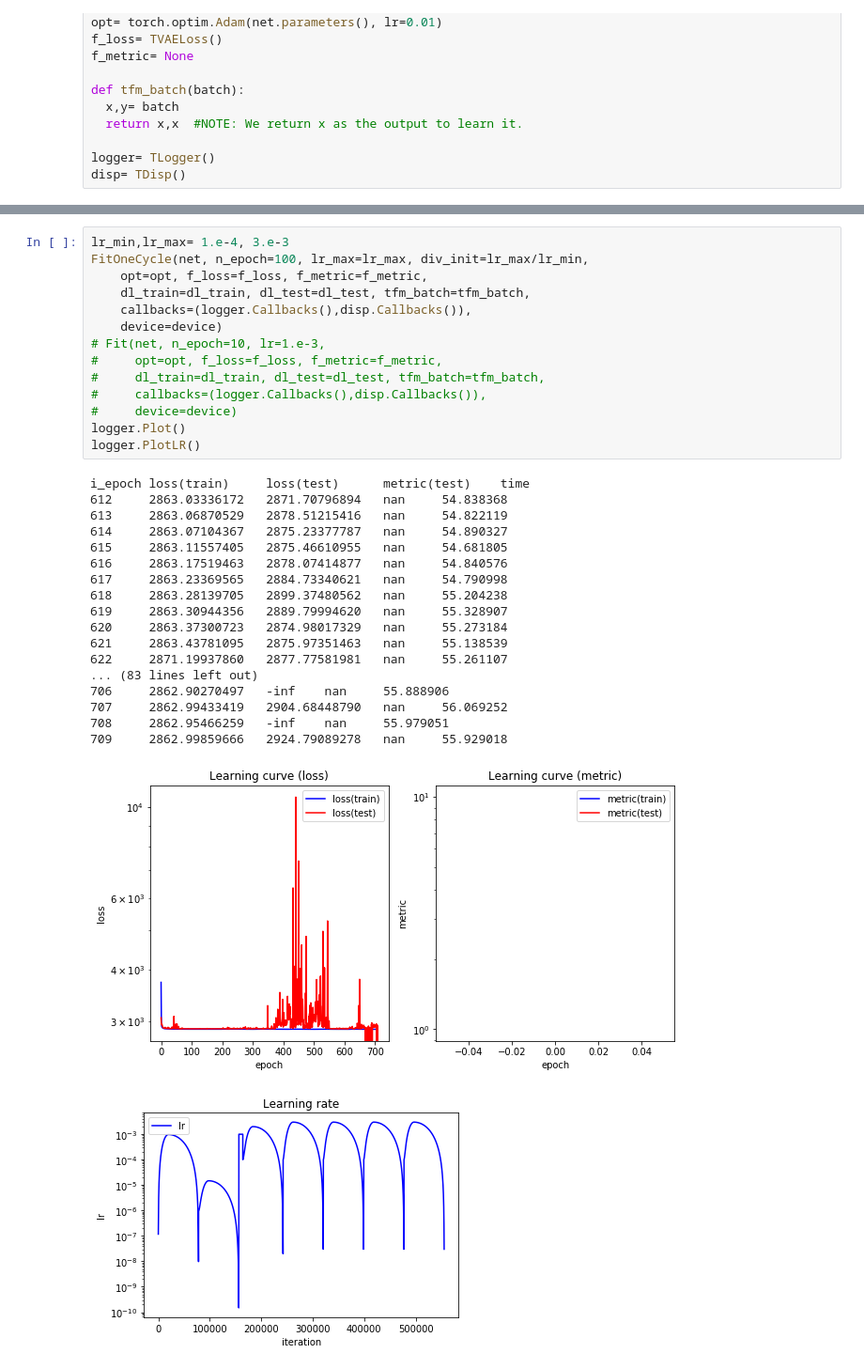
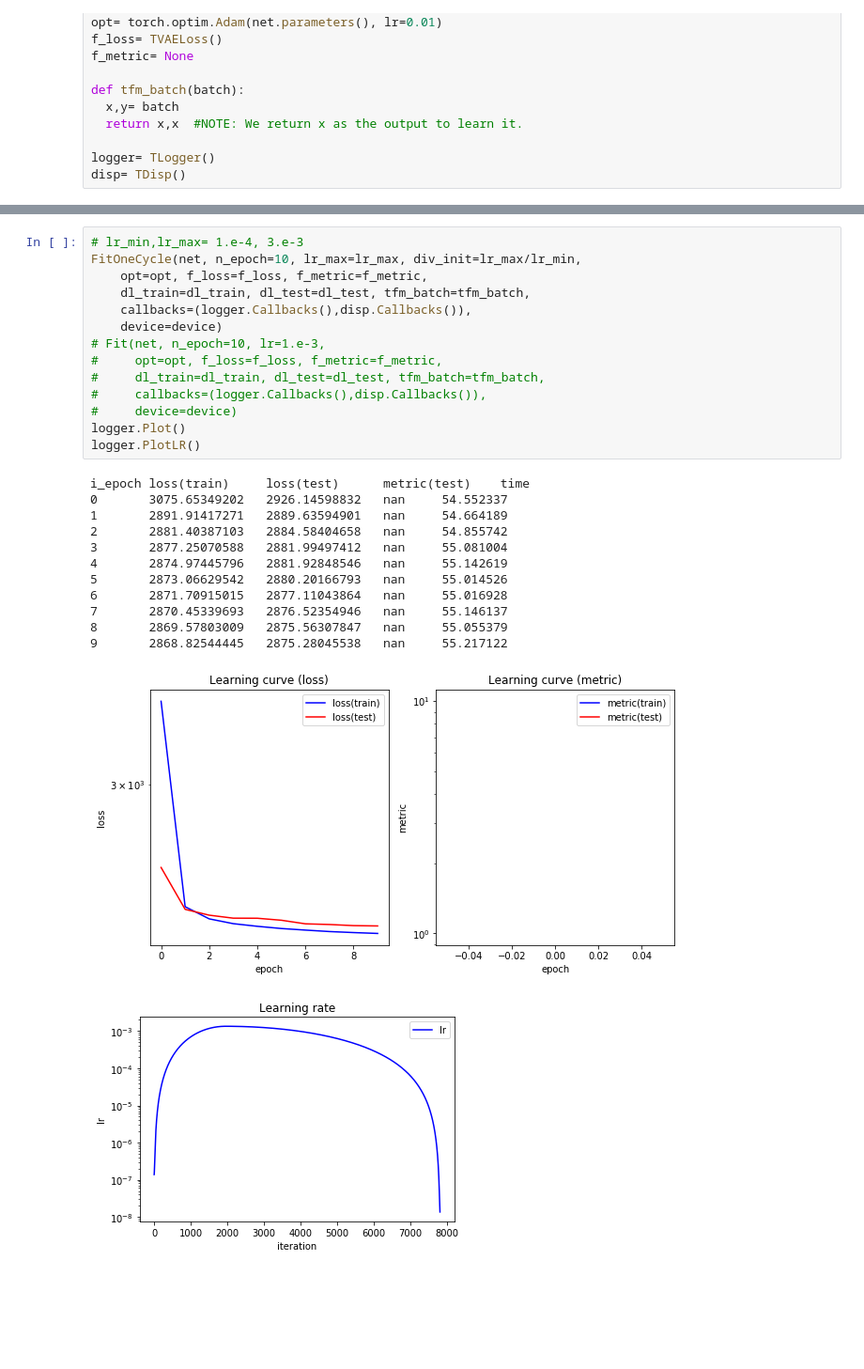
Before and after one commit to akihikoy/ay_test, a Jupyter notebook: python/torch/vae_cifar10_1.ipynb, the cells around one changed output, grey strips where cells are left out. Shown at 94% size. Saved outputs shown, nothing was run; the diff lists cells and outputs as text; blank space fills up the shorter version.

```diff
--- a/python/torch/vae_cifar10_1.ipynb
+++ b/python/torch/vae_cifar10_1.ipynb
@@ -351,37 +352,31 @@ lr= 1.1220184543019633e-06, lr_min=4.265795188015926e-07, lr_max=2.9512092266663
 # %%
-lr_min,lr_max= 1.e-4, 3.e-3
-FitOneCycle(net, n_epoch=100, lr_max=lr_max, div_init=lr_max/lr_min,
+# lr_min,lr_max= 1.e-4, 3.e-3
+FitOneCycle(net, n_epoch=10, lr_max=lr_max, div_init=lr_max/lr_min,
     opt=opt, f_loss=f_loss, f_metric=f_metric,
     dl_train=dl_train, dl_test=dl_test, tfm_batch=tfm_batch,
     callbacks=(logger.Callbacks(),disp.Callbacks()),
     device=device)
 # Fit(net, n_epoch=10, lr=1.e-3,
 #     opt=opt, f_loss=f_loss, f_metric=f_metric,
 #     dl_train=dl_train, dl_test=dl_test, tfm_batch=tfm_batch,
 #     callbacks=(logger.Callbacks(),disp.Callbacks()),
 #     device=device)
 logger.Plot()
 logger.PlotLR()
 # %% [output]
 i_epoch loss(train)     loss(test)      metric(test)    time
-612     2863.03336172   2871.70796894   nan     54.838368
-613     2863.06870529   2878.51215416   nan     54.822119
-614     2863.07104367   2875.23377787   nan     54.890327
-615     2863.11557405   2875.46610955   nan     54.681805
-616     2863.17519463   2878.07414877   nan     54.840576
-617     2863.23369565   2884.73340621   nan     54.790998
-618     2863.28139705   2899.37480562   nan     55.204238
-619     2863.30944356   2889.79994620   nan     55.328907
-620     2863.37300723   2874.98017329   nan     55.273184
-621     2863.43781095   2875.97351463   nan     55.138539
-622     2871.19937860   2877.77581981   nan     55.261107
-... (83 lines left out)
-706     2862.90270497   -inf    nan     55.888906
-707     2862.99433419   2904.68448790   nan     56.069252
-708     2862.95466259   -inf    nan     55.979051
-709     2862.99859666   2924.79089278   nan     55.929018
+0       3075.65349202   2926.14598832   nan     54.552337
+1       2891.91417271   2889.63594901   nan     54.664189
+2       2881.40387103   2884.58404658   nan     54.855742
+3       2877.25070588   2881.99497412   nan     55.081004
+4       2874.97445796   2881.92848546   nan     55.142619
+5       2873.06629542   2880.20166793   nan     55.014526
+6       2871.70915015   2877.11043864   nan     55.016928
+7       2870.45339693   2876.52354946   nan     55.146137
+8       2869.57803009   2875.56307847   nan     55.055379
+9       2868.82544445   2875.28045538   nan     55.217122
-[figure, old version]
+[figure, new version]
-[figure, old version]
+[figure, new version]
 # %%
 d= dset_train
 # d= dset_test
```
Also changed, not shown: parts of 18 cells of this notebook, 1 other file.
